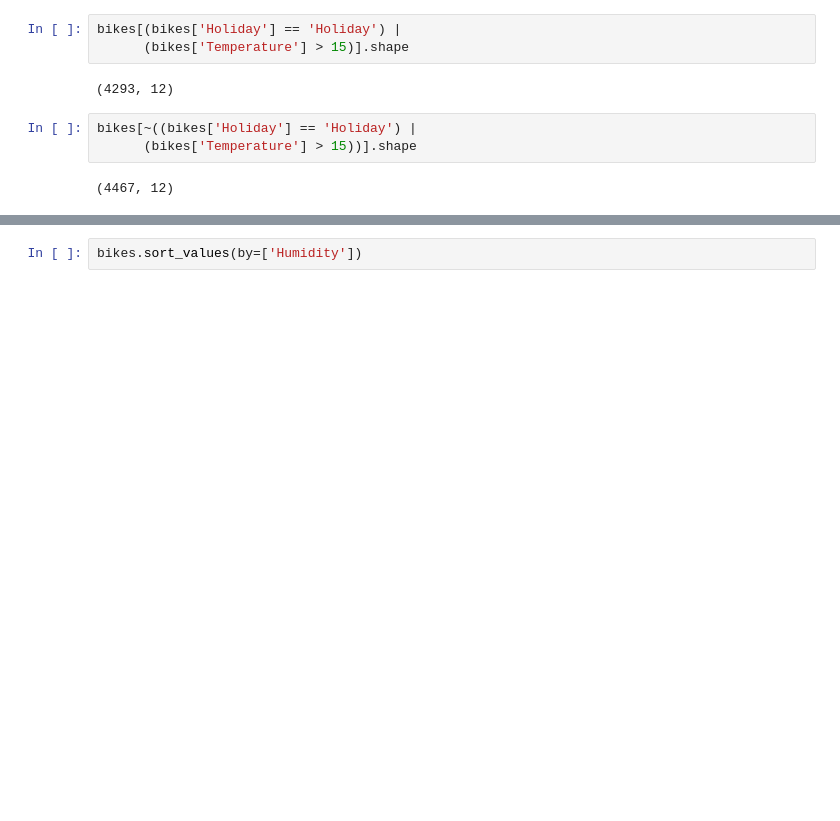
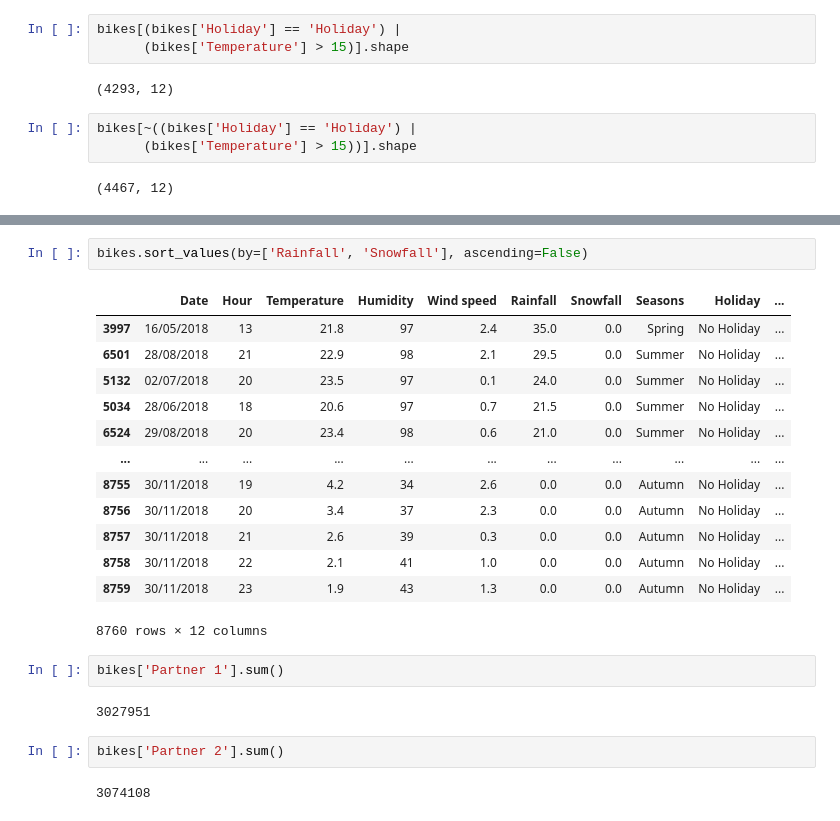
Before and after one commit to paalso/hse_statda, a Jupyter notebook: 2-statistics_basics/01_03_Filtering_and_sorting.ipynb, the cells around one changed output, grey strips where cells are left out. Saved outputs shown, nothing was run; the diff lists cells and outputs as text; blank space fills up the shorter version.

```diff
--- a/2-statistics_basics/01_03_Filtering_and_sorting.ipynb
+++ b/2-statistics_basics/01_03_Filtering_and_sorting.ipynb
@@ -128,2 +224,24 @@ bikes.sort_values(by=['Temperature', 'Humidity'], ascending=[True, False])
 # %%
-bikes.sort_values(by=['Humidity'])
+bikes.sort_values(by=['Rainfall', 'Snowfall'], ascending=False)
+# %% [output]
+|  | Date | Hour | Temperature | Humidity | Wind speed | Rainfall | Snowfall | Seasons | Holiday | ... |
+| 3997 | 16/05/2018 | 13 | 21.8 | 97 | 2.4 | 35.0 | 0.0 | Spring | No Holiday | ... |
+| 6501 | 28/08/2018 | 21 | 22.9 | 98 | 2.1 | 29.5 | 0.0 | Summer | No Holiday | ... |
+| 5132 | 02/07/2018 | 20 | 23.5 | 97 | 0.1 | 24.0 | 0.0 | Summer | No Holiday | ... |
+| 5034 | 28/06/2018 | 18 | 20.6 | 97 | 0.7 | 21.5 | 0.0 | Summer | No Holiday | ... |
+| 6524 | 29/08/2018 | 20 | 23.4 | 98 | 0.6 | 21.0 | 0.0 | Summer | No Holiday | ... |
+| ... | ... | ... | ... | ... | ... | ... | ... | ... | ... | ... |
+| 8755 | 30/11/2018 | 19 | 4.2 | 34 | 2.6 | 0.0 | 0.0 | Autumn | No Holiday | ... |
+| 8756 | 30/11/2018 | 20 | 3.4 | 37 | 2.3 | 0.0 | 0.0 | Autumn | No Holiday | ... |
+| 8757 | 30/11/2018 | 21 | 2.6 | 39 | 0.3 | 0.0 | 0.0 | Autumn | No Holiday | ... |
+| 8758 | 30/11/2018 | 22 | 2.1 | 41 | 1.0 | 0.0 | 0.0 | Autumn | No Holiday | ... |
+| 8759 | 30/11/2018 | 23 | 1.9 | 43 | 1.3 | 0.0 | 0.0 | Autumn | No Holiday | ... |
+8760 rows × 12 columns
+# %%
+bikes['Partner 1'].sum()
+# %% [output]
+3027951
+# %%
+bikes['Partner 2'].sum()
+# %% [output]
+3074108
```
Also changed, not shown: parts of 13 cells of this notebook, 10 other files.
